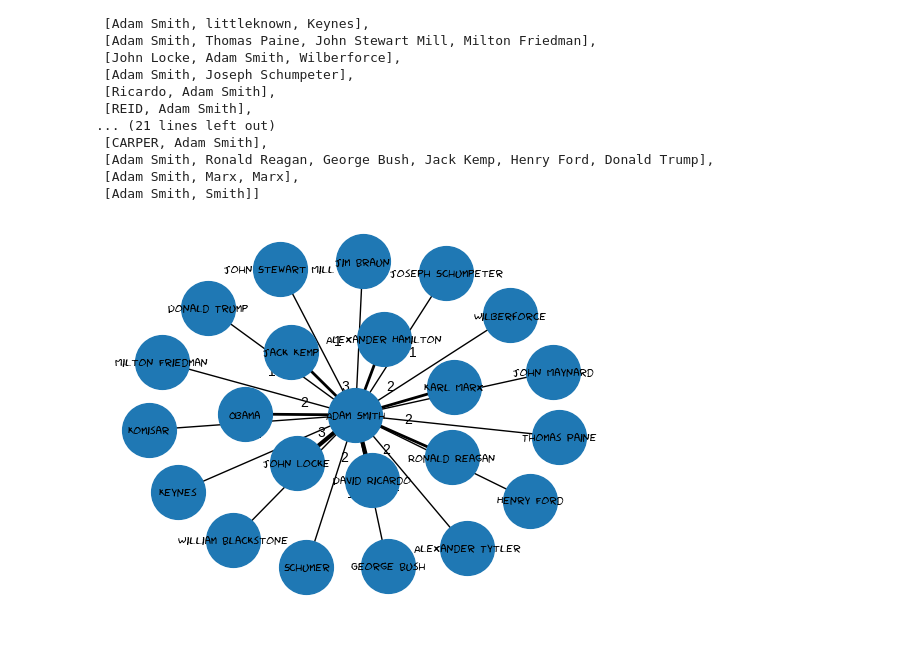
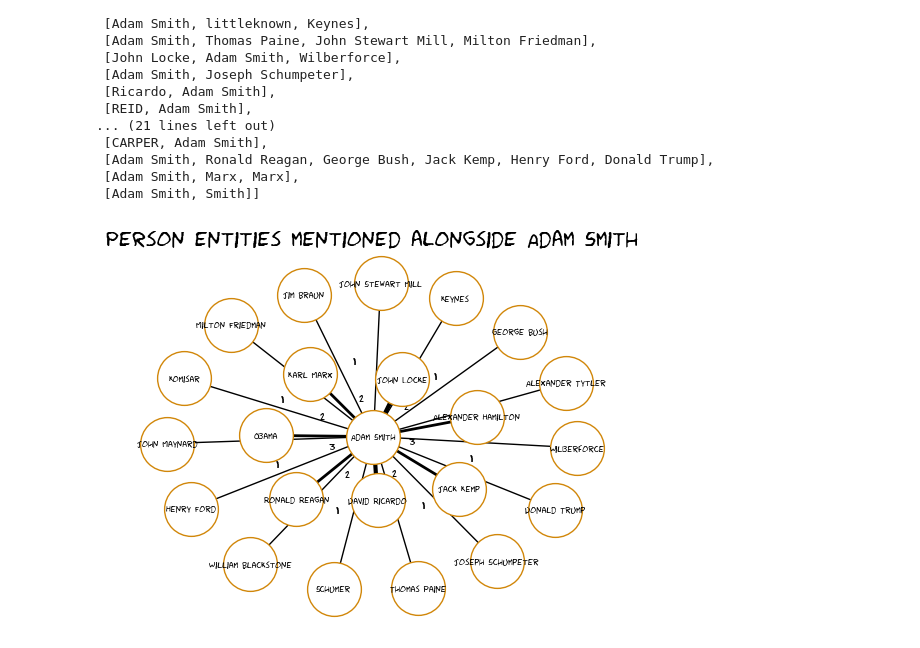
Before and after one commit to yuliiabosher/Adam_Smith_project, a Jupyter notebook: Visualisations.ipynb, the cells around one changed output. Saved outputs shown, nothing was run; the diff lists cells and outputs as text; code cells hidden in the pictures.

Commit message:
saved network graph figure

```diff
--- a/Visualisations.ipynb
+++ b/Visualisations.ipynb
@@ -580,17 +576,21 @@ person_entities = {'Ronald Reagan': 2, 'Jim Braun': 1, 'Alexander Hamilton': 2,
 'Karl Marx': 2, 'Jack Kemp': 2, 'Obama': 2, 'William Blackstone': 1, 'Alexander Tytler': 1, 'John Maynard': 1, 'George Bush': 1, \
 'Henry Ford': 1, 'Donald Trump': 1}
 # %%
+fig, ax = plt.subplots()
 G = nx.Graph()
 nodes = list(person_entities.keys())
 nodes.append('Adam Smith')
 G.add_nodes_from(nodes)
 [G.add_edge('Adam Smith', i, weight=person_entities[i]) for i in person_entities]
 edge_width = [G[u][v]['weight'] for u, v in G.edges()]
 edge_labels = dict(zip(G.edges(), [str(G[u][v]['weight']) for u, v in G.edges()]))
 pos = nx.spring_layout(G)
-nx.draw_networkx_edge_labels(G, pos, edge_labels=edge_labels, font_size=10, rotate=False)
+nx.draw_networkx_edge_labels(G, pos, edge_labels=edge_labels, font_size=8, rotate=False, font_family='fantasy')
 for node in nodes:
   G.nodes[node]['label'] = node
-nx.draw(G, width=edge_width, with_labels=True, node_size=1500, font_size=8, font_family='fantasy')
+nx.draw(G, width=edge_width, with_labels=True, node_size=1500, font_size=6, font_family='fantasy', node_color='white', edgecolors='#D1870A')
+font = {'family':'fantasy','color':'black','size':15}
+plt.title('Person entities mentioned alongside Adam Smith',  fontdict=font)
+fig.savefig('network.png', dpi=1000)
 # %% [output]
-[figure, old version]
+[figure, new version]
```
Also changed, not shown: parts of 1 cell of this notebook.
